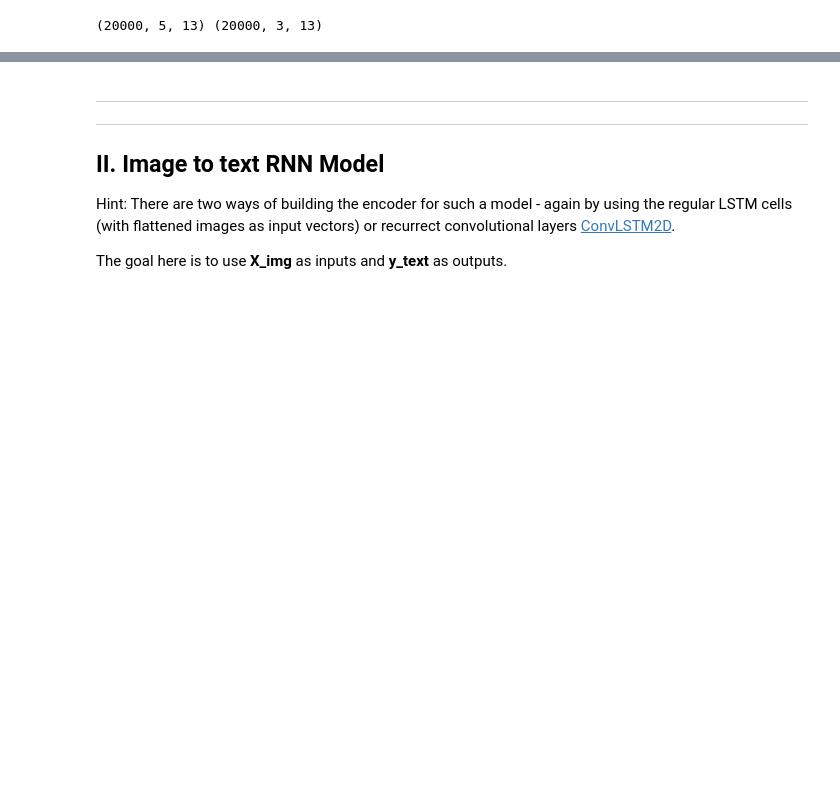
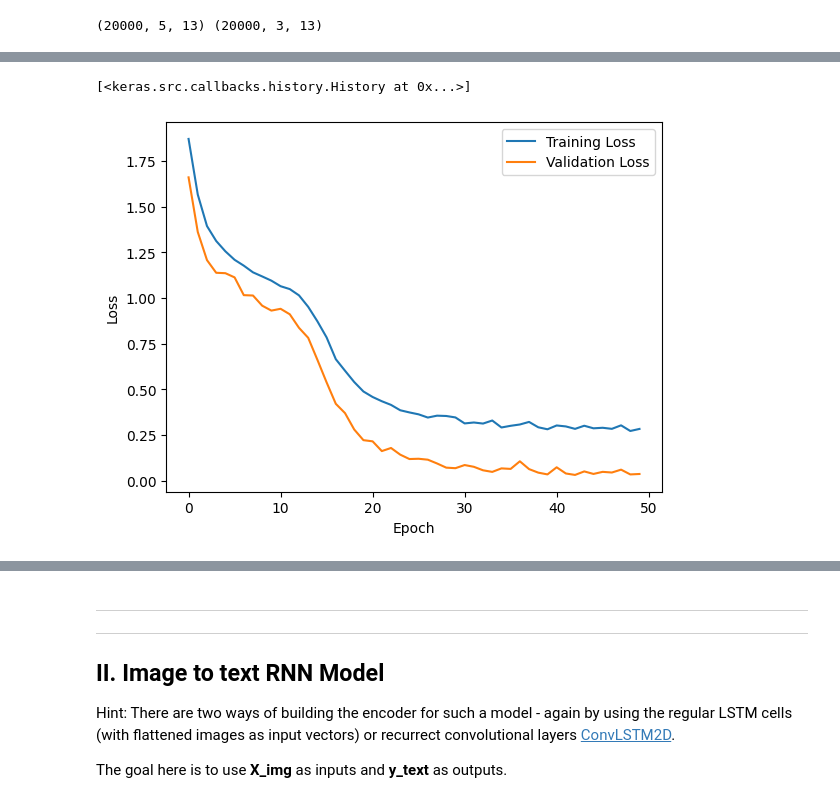
Before and after one commit to JasperSche/A3, a Jupyter notebook: A2_RNNs.ipynb, the cells around one changed output, grey strips where cells are left out. Saved outputs shown, nothing was run; the diff lists cells and outputs as text; code cells hidden in the pictures; blank space fills up the shorter version.

```diff
--- a/A2_RNNs.ipynb
+++ b/A2_RNNs.ipynb
@@ -306,5 +309,5 @@ if gpus:
 ## Your first task is to fit the text2text model using X_text and y_text)
 
 
-model = build_text2text_model()
+text2text = build_text2text_model()
 # %% [output]
@@ -326,12 +333 @@ Model: "sequential_12"
  Non-trainable params: 0 (0.00 B)
-# %%
-rand_index = np.random.shuffle(np.arange(len(X_text)))
-X_train = X_text_onehot[rand_index].reshape(X_text_onehot.shape)
-y_train = y_text_onehot[rand_index].reshape(y_text_onehot.shape)
-
-hist = model.fit(
-    X_train,y_train,
-    validation_split = 0.1,
-    epochs = 100,
-    batch_size = 32
-)
@@ -379,0 +334,19 @@ array([[[1., 0., 0., ..., 0., 0., 0.],
+# %%
+def train_test_split_experiment(splits = [0.75,0.5,0.4,0.3,0.25,0.2,0.1], random_states = [0,1,2,3,4,5,6]):
+    hists = []
+    models = []
+    for split,seed in zip(splits, random_states):
+        text2text = build_text2text_model()
+        X_train,X_test,y_train,y_test = train_test_split(X_text_onehot,y_text_onehot,test_size=split, random_state=seed)
+
+        hist_t2t = text2text.fit(
+            X_train,y_train,
+            validation_data = (X_test,y_test),
+            epochs = 50,
+            batch_size = 32
+        )
+        hists.append(hist_t2t)
+        models.append(text2text)
+    return hists, models
+# %%
+hists,models = train_test_split_experiment()
@@ -379,0 +428,14 @@ array([[[1., 0., 0., ..., 0., 0., 0.],
+# %%
+hists
+# %% [output]
+[<keras.src.callbacks.history.History at 0x...>]
+# %%
+fig,ax = plt.subplots()
+ax.plot(hists[0].history['loss'],label = 'Training Loss')
+ax.plot(hists[0].history['val_loss'],label = 'Validation Loss')
+ax.set_xlabel('Epoch')
+ax.set_ylabel('Loss')
+ax.legend()
+plt.show()
+# %% [output]
+[figure, added]
```
Also changed, not shown: parts of 11 cells of this notebook.
